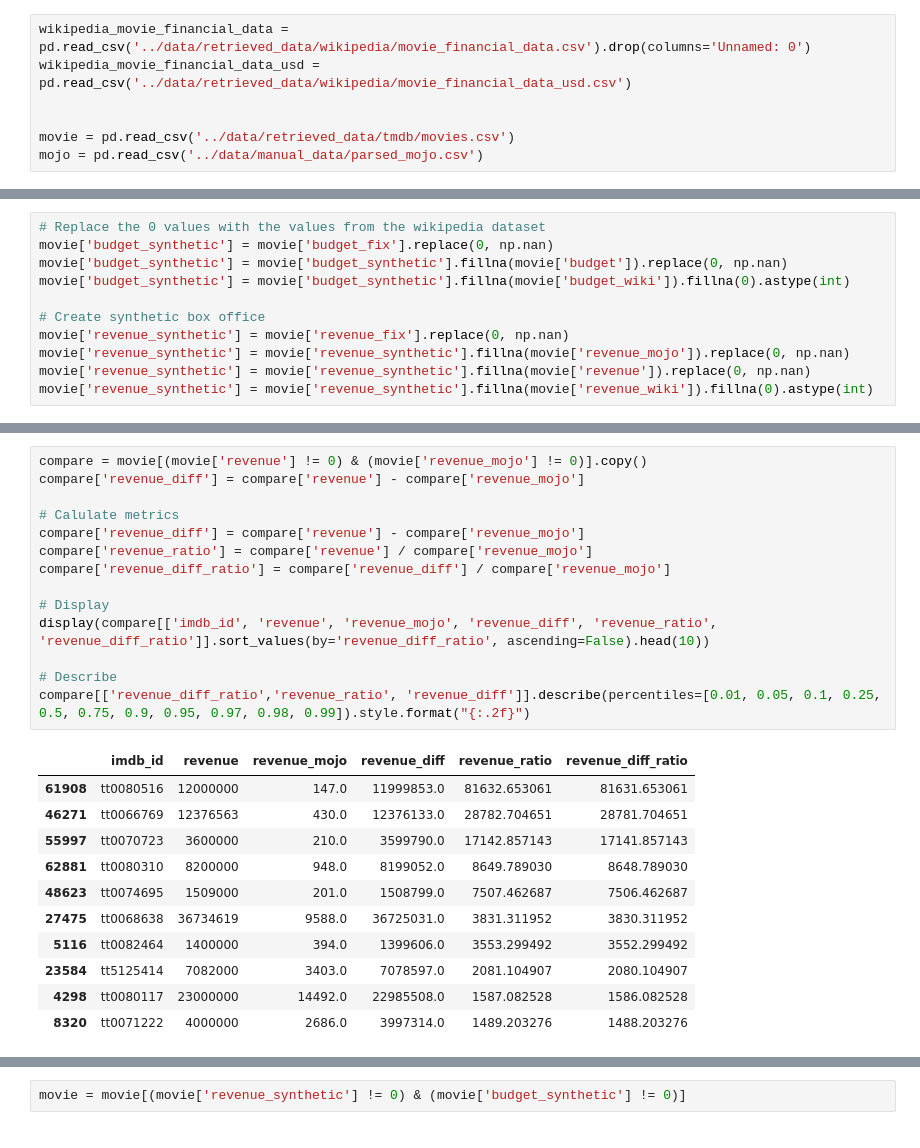
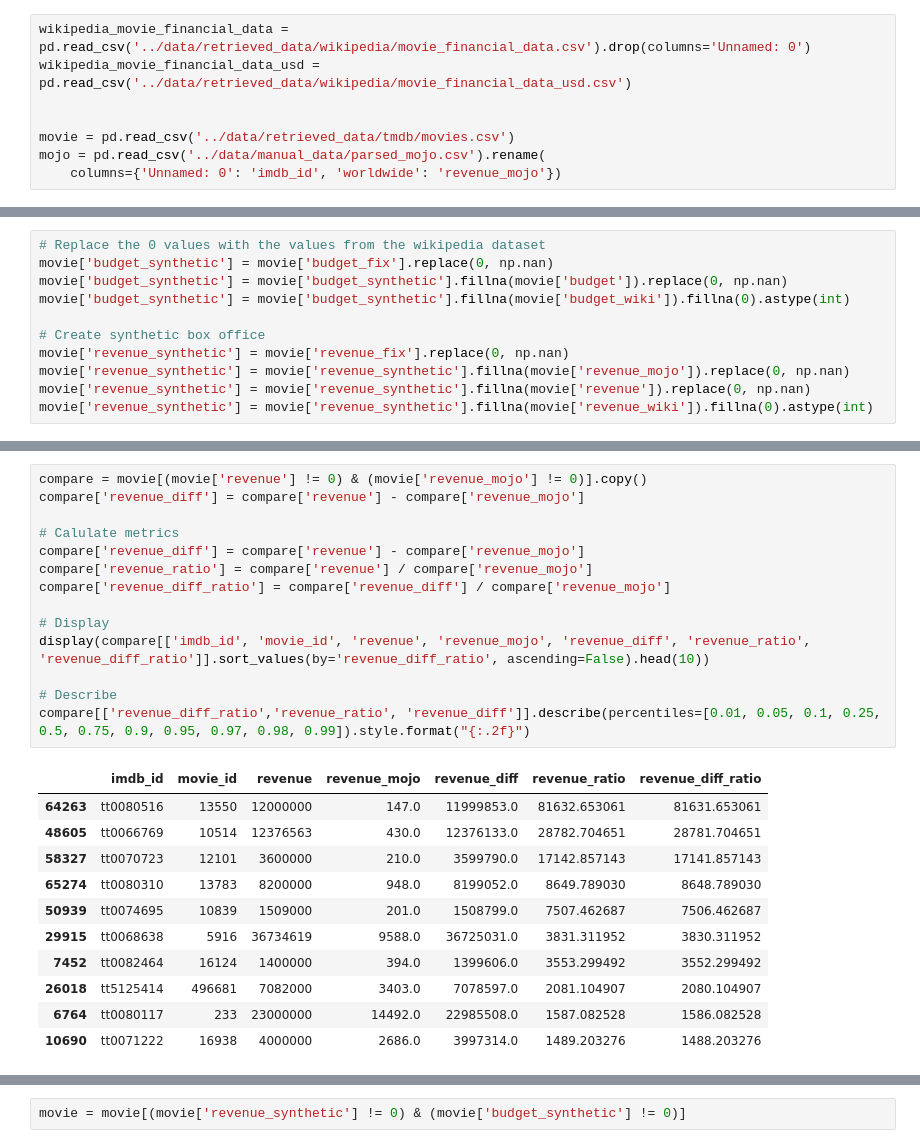
Before and after one commit to ilias1111/box-office-prediction, a Jupyter notebook: Code/_eda_1_data_retrieval_new.ipynb, the cells around one changed output, grey strips where cells are left out. Drawn from its saved outputs; the diff is of its cells as text.

```diff
--- a/Code/_eda_1_data_retrieval_new.ipynb
+++ b/Code/_eda_1_data_retrieval_new.ipynb
@@ -13,4 +13,5 @@ wikipedia_movie_financial_data_usd = pd.read_csv('../data/retrieved_data/wikiped
 
 
 movie = pd.read_csv('../data/retrieved_data/tmdb/movies.csv')
-mojo = pd.read_csv('../data/manual_data/parsed_mojo.csv')
+mojo = pd.read_csv('../data/manual_data/parsed_mojo.csv').rename(
+    columns={'Unnamed: 0': 'imdb_id', 'worldwide': 'revenue_mojo'})
@@ -170,27 +185,27 @@ Number of revenue and budget not 0 : 12183
 # %%
 compare = movie[(movie['revenue'] != 0) & (movie['revenue_mojo'] != 0)].copy()
 compare['revenue_diff'] = compare['revenue'] - compare['revenue_mojo']
 
 # Calulate metrics
 compare['revenue_diff'] = compare['revenue'] - compare['revenue_mojo']
 compare['revenue_ratio'] = compare['revenue'] / compare['revenue_mojo']
 compare['revenue_diff_ratio'] = compare['revenue_diff'] / compare['revenue_mojo']
 
 # Display
-display(compare[['imdb_id', 'revenue', 'revenue_mojo', 'revenue_diff', 'revenue_ratio', 'revenue_diff_ratio']].sort_values(by='revenue_diff_ratio', ascending=False).head(10))
+display(compare[['imdb_id', 'movie_id', 'revenue', 'revenue_mojo', 'revenue_diff', 'revenue_ratio', 'revenue_diff_ratio']].sort_values(by='revenue_diff_ratio', ascending=False).head(10))
 
 # Describe
 compare[['revenue_diff_ratio','revenue_ratio', 'revenue_diff']].describe(percentiles=[0.01, 0.05, 0.1, 0.25, 0.5, 0.75, 0.9, 0.95, 0.97, 0.98, 0.99]).style.format("{:.2f}")
 # %% [output]
-|  | imdb_id | revenue | revenue_mojo | revenue_diff | revenue_ratio | revenue_diff_ratio |
-| 61908 | tt0080516 | 12000000 | 147.0 | 11999853.0 | 81632.653061 | 81631.653061 |
-| 46271 | tt0066769 | 12376563 | 430.0 | 12376133.0 | 28782.704651 | 28781.704651 |
-| 55997 | tt0070723 | 3600000 | 210.0 | 3599790.0 | 17142.857143 | 17141.857143 |
-| 62881 | tt0080310 | 8200000 | 948.0 | 8199052.0 | 8649.789030 | 8648.789030 |
-| 48623 | tt0074695 | 1509000 | 201.0 | 1508799.0 | 7507.462687 | 7506.462687 |
-| 27475 | tt0068638 | 36734619 | 9588.0 | 36725031.0 | 3831.311952 | 3830.311952 |
-| 5116 | tt0082464 | 1400000 | 394.0 | 1399606.0 | 3553.299492 | 3552.299492 |
-| 23584 | tt5125414 | 7082000 | 3403.0 | 7078597.0 | 2081.104907 | 2080.104907 |
-| 4298 | tt0080117 | 23000000 | 14492.0 | 22985508.0 | 1587.082528 | 1586.082528 |
-| 8320 | tt0071222 | 4000000 | 2686.0 | 3997314.0 | 1489.203276 | 1488.203276 |
+|  | imdb_id | movie_id | revenue | revenue_mojo | revenue_diff | revenue_ratio | revenue_diff_ratio |
+| 64263 | tt0080516 | 13550 | 12000000 | 147.0 | 11999853.0 | 81632.653061 | 81631.653061 |
+| 48605 | tt0066769 | 10514 | 12376563 | 430.0 | 12376133.0 | 28782.704651 | 28781.704651 |
+| 58327 | tt0070723 | 12101 | 3600000 | 210.0 | 3599790.0 | 17142.857143 | 17141.857143 |
+| 65274 | tt0080310 | 13783 | 8200000 | 948.0 | 8199052.0 | 8649.789030 | 8648.789030 |
+| 50939 | tt0074695 | 10839 | 1509000 | 201.0 | 1508799.0 | 7507.462687 | 7506.462687 |
+| 29915 | tt0068638 | 5916 | 36734619 | 9588.0 | 36725031.0 | 3831.311952 | 3830.311952 |
+| 7452 | tt0082464 | 16124 | 1400000 | 394.0 | 1399606.0 | 3553.299492 | 3552.299492 |
+| 26018 | tt5125414 | 496681 | 7082000 | 3403.0 | 7078597.0 | 2081.104907 | 2080.104907 |
+| 6764 | tt0080117 | 233 | 23000000 | 14492.0 | 22985508.0 | 1587.082528 | 1586.082528 |
+| 10690 | tt0071222 | 16938 | 4000000 | 2686.0 | 3997314.0 | 1489.203276 | 1488.203276 |
 |  | revenue_diff_ratio | revenue_ratio | revenue_diff |
```
Also changed, not shown: parts of 14 cells of this notebook, 30 other files.
